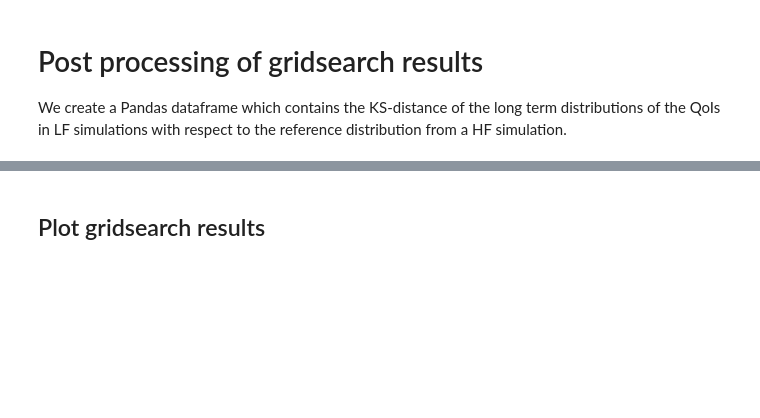
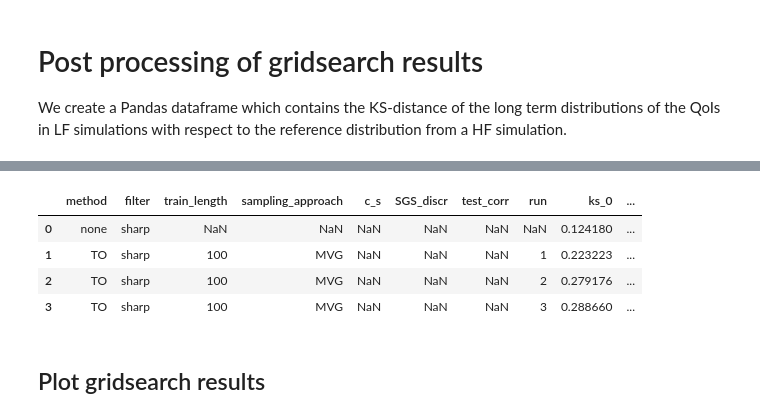
Before and after one commit to rik-stra/tau_orthogonal_method_for_2D_turbulence, a Jupyter notebook: run_experiment.ipynb, the cells around one changed output, grey strips where cells are left out. Drawn from its saved outputs; the diff is of its cells as text; code cells hidden in the pictures; blank space fills up the shorter version.

```diff
--- a/run_experiment.ipynb
+++ b/run_experiment.ipynb
@@ -656,3 +656,11 @@ Reading data for setup 16 of 16
+# %%
+df.head()
+# %% [output]
+|  | method | filter | train_length | sampling_approach | c_s | SGS_discr | test_corr | run | ks_0 | ... |
+| 0 | none | sharp | NaN | NaN | NaN | NaN | NaN | NaN | 0.124180 | ... |
+| 1 | TO | sharp | 100 | MVG | NaN | NaN | NaN | 1 | 0.223223 | ... |
+| 2 | TO | sharp | 100 | MVG | NaN | NaN | NaN | 2 | 0.279176 | ... |
+| 3 | TO | sharp | 100 | MVG | NaN | NaN | NaN | 3 | 0.288660 | ... |
 # %%
 df.to_csv("output/gridsearch_results_rk4.csv", index=False)
 # %% [markdown]
```
Also changed, not shown: parts of 2 cells of this notebook, 1 other file.
